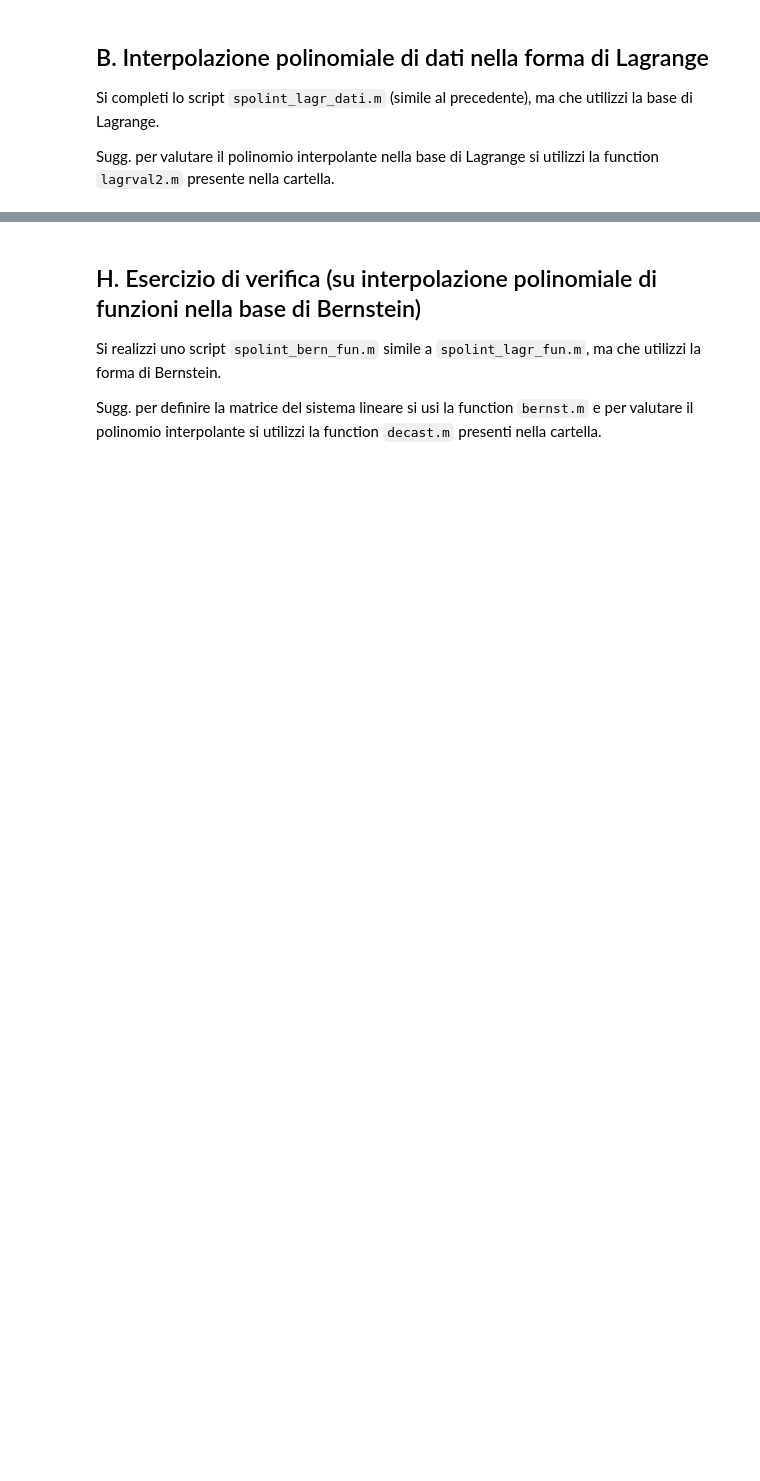
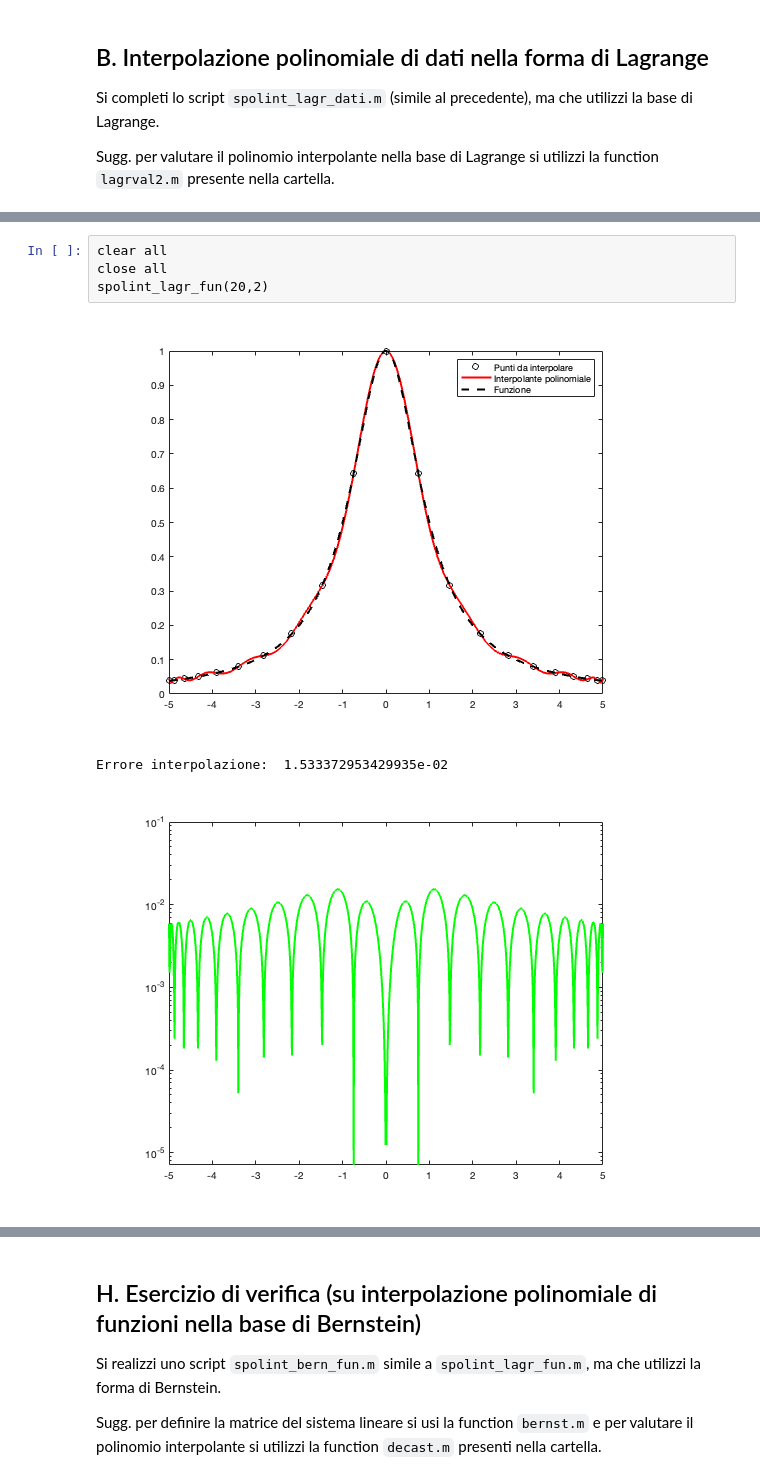
Before and after one commit to alessioarcara/mcn2023, a Jupyter notebook: esercitazioni/esercitazione_5/esercitazione.ipynb, the cells around one changed output, grey strips where cells are left out. Cells and saved outputs as stored; diff of their text form; blank space fills up the shorter version.

```diff
--- a/esercitazioni/esercitazione_5/esercitazione.ipynb
+++ b/esercitazioni/esercitazione_5/esercitazione.ipynb
@@ -41,0 +42,8 @@ plot(xv, yv)
+# %%
+clear all
+close all
+spolint_lagr_fun(20,2)
+# %% [output]
+[figure, added]
+Errore interpolazione:  1.533372953429935e-02
+[figure, added]
```
Also changed, not shown: parts of 20 cells of this notebook, 7 other files.
